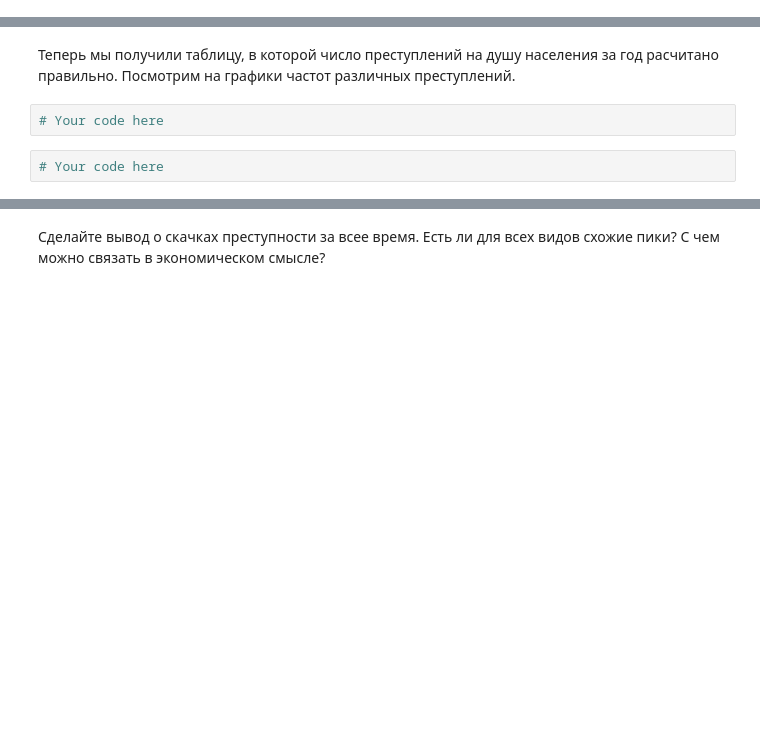
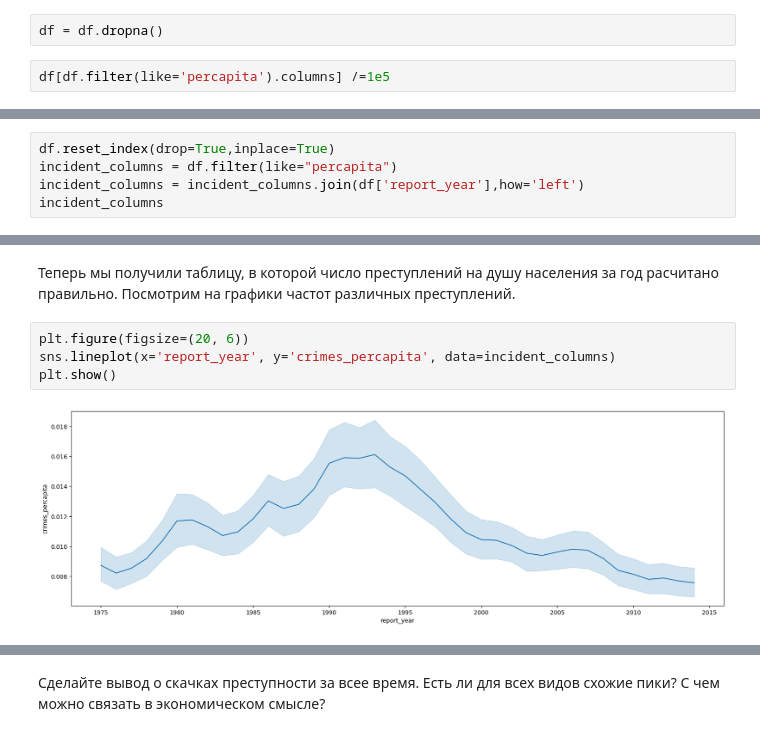
Before and after one commit to dokka-bae/tms-ds, a Jupyter notebook: lesson_13_statistics/EDA.ipynb, the cells around one changed output, grey strips where cells are left out. Cells and saved outputs as stored; diff of their text form; blank space fills up the shorter version.

```diff
--- a/lesson_13_statistics/EDA.ipynb
+++ b/lesson_13_statistics/EDA.ipynb
@@ -33,3 +26,7 @@ To: /content/report.csv
 Уберите ячейки с nan. В таблице это строчки с "подведением итогов" каждого года и неполная информация за 2015 год
 # %% [markdown]
 Также в колонках "per capita" значения оказались домноженными на 10^5, так что это тоже следует исправить
+# %%
+df = df.dropna()
+# %%
+df[df.filter(like='percapita').columns] /=1e5
@@ -58,0 +119,5 @@ To: /content/report.csv
+# %%
+df.reset_index(drop=True,inplace=True)
+incident_columns = df.filter(like="percapita")
+incident_columns = incident_columns.join(df['report_year'],how='left')
+incident_columns
@@ -59,6 +138,8 @@ To: /content/report.csv
 # %% [markdown]
 Теперь мы получили таблицу, в которой число преступлений на душу населения за год расчитано правильно. Посмотрим на графики частот различных преступлений.
-# %%
-# Your code here
-# %%
-# Your code here
+# %%
+plt.figure(figsize=(20, 6))
+sns.lineplot(x='report_year', y='crimes_percapita', data=incident_columns)
+plt.show()
+# %% [output]
+[figure, added]
```
Also changed, not shown: parts of 53 cells of this notebook, 1 other file.
